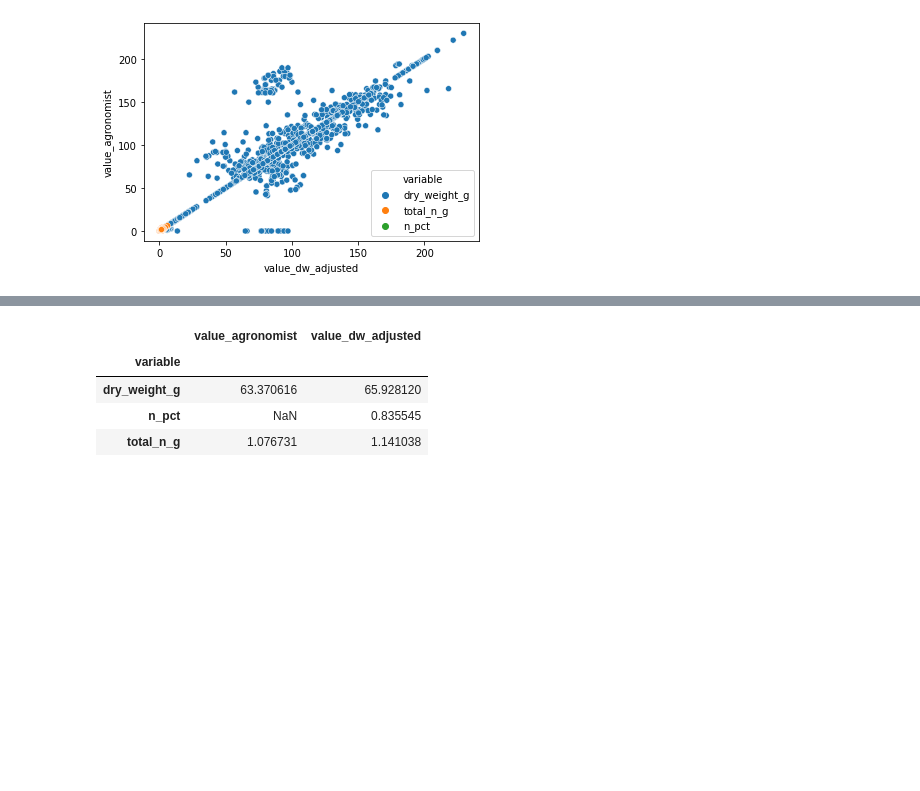
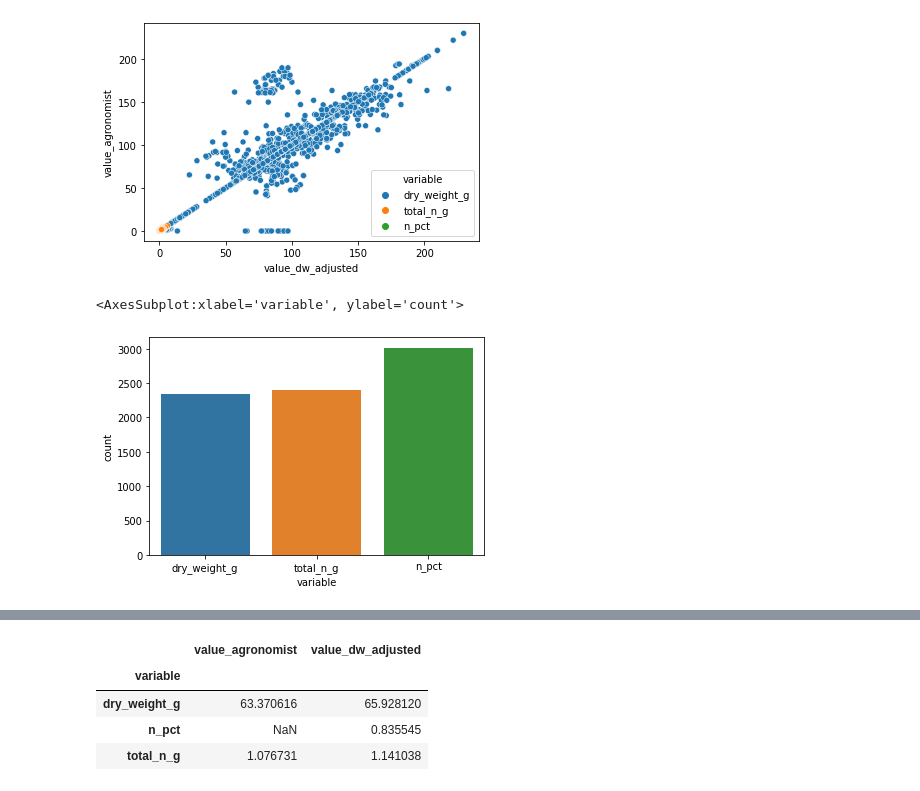
Before and after one commit to katenjoki/pivotbio, a Jupyter notebook: munging.ipynb, the cells around one changed output, grey strips where cells are left out. Drawn from its saved outputs; the diff is of its cells as text; code cells hidden in the pictures; blank space fills up the shorter version.

```diff
--- a/munging.ipynb
+++ b/munging.ipynb
@@ -169,10 +188,0 @@ new_df.sample()
-# %%
-combinations = new_df.combination.value_counts()
-x = []
-for i in new_df.combination:
-    for index, value in combinations.items():
-        if i == index:
-            x.append(value)
-
-new_df['n_samples'] = x
-new_df.drop(['combination'],axis=1,inplace=True)
@@ -189,3 +194,8 @@ sns.scatterplot(data=new_df, x = "value_dw_adjusted",y = "value_agronomist", hue
 plt.show()
 # %% [output]
 [figure]
+# %%
+sns.countplot(x='variable',data=new_df)
+# %% [output]
+<AxesSubplot:xlabel='variable', ylabel='count'>
+[figure, added]
```
Also changed, not shown: parts of 22 cells of this notebook, 1 other file.
